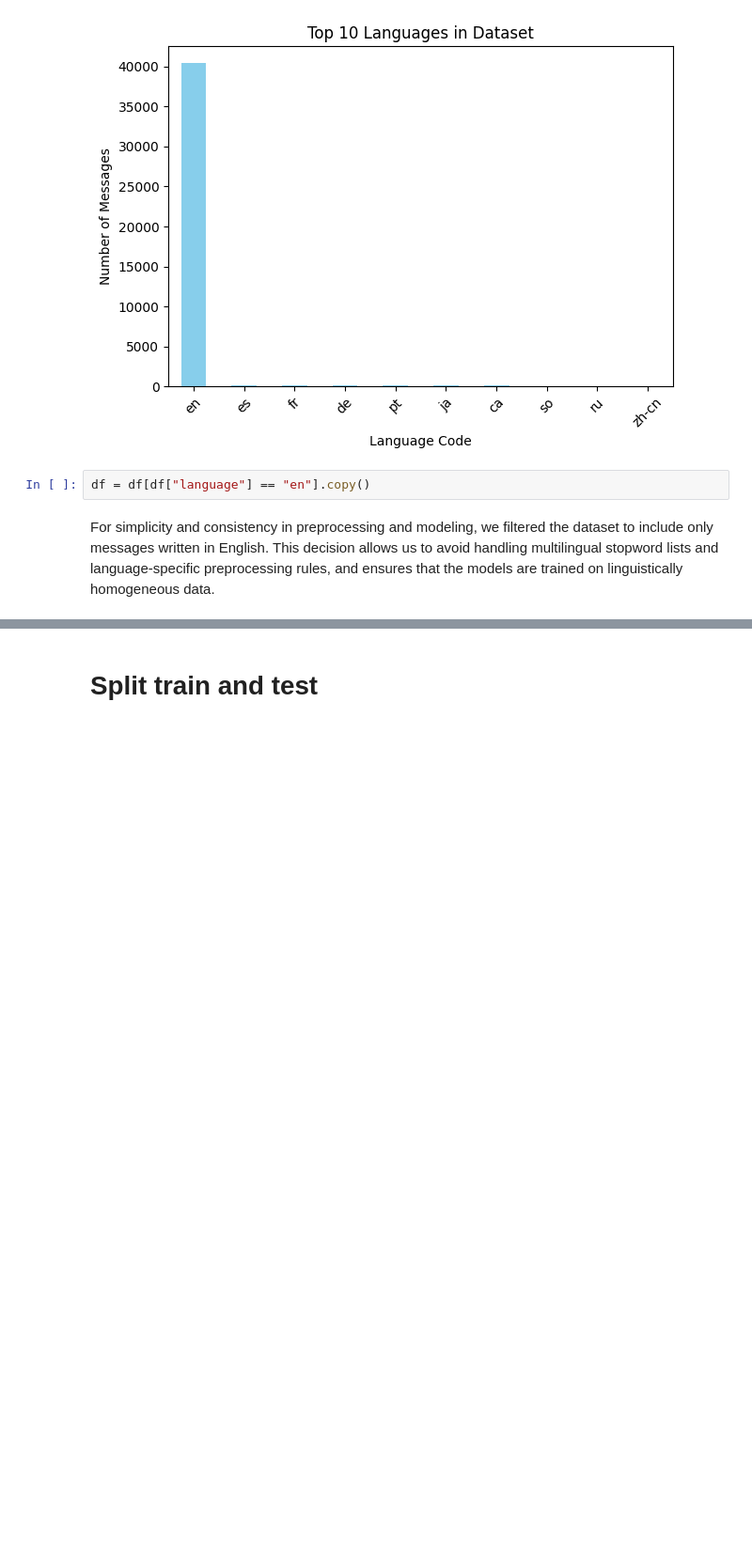
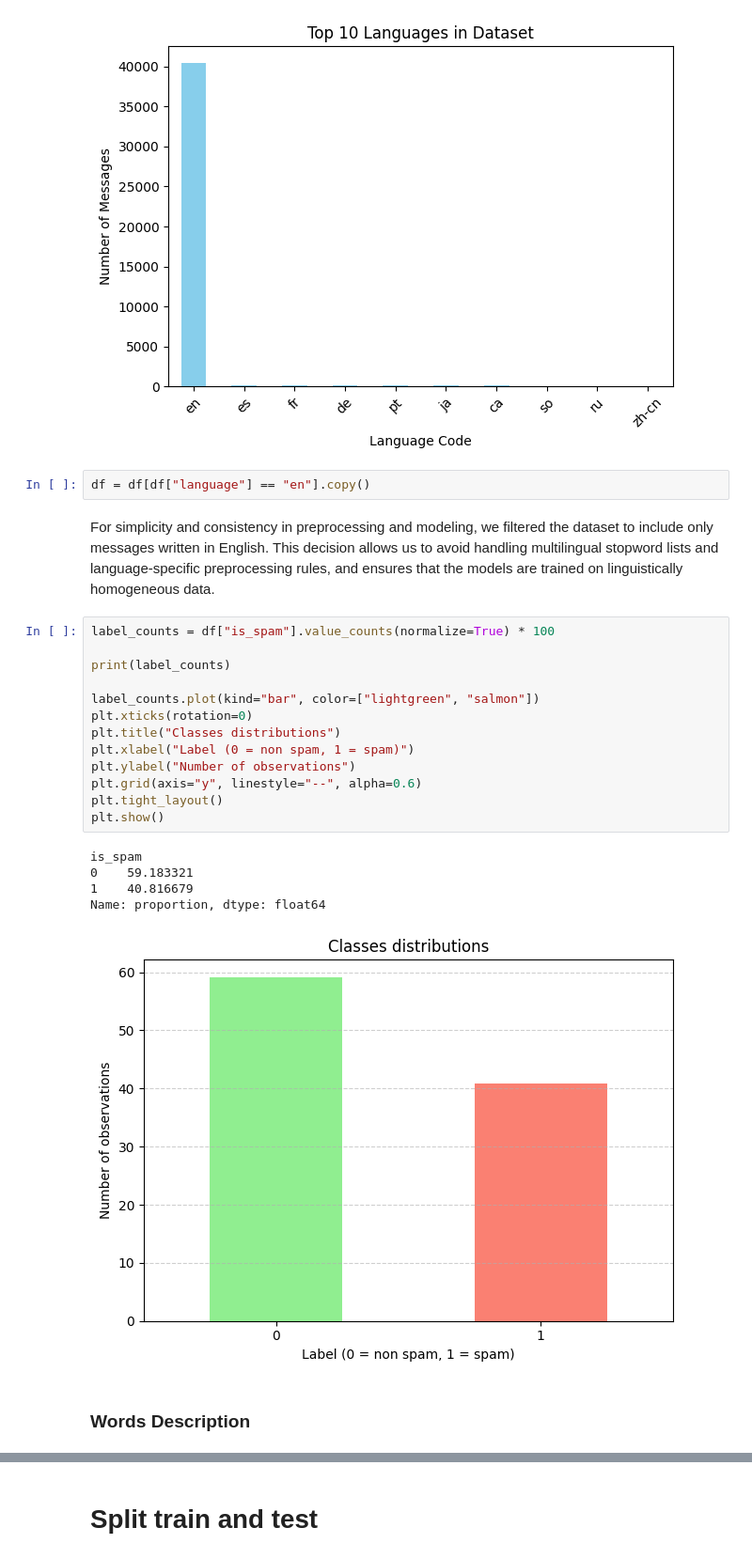
Before and after one commit to keitaVigano/tm4spam, a Jupyter notebook: notebooks/preprocessing.ipynb, the cells around one changed output, grey strips where cells are left out. Shown at 94% size. Drawn from its saved outputs; the diff is of its cells as text; blank space fills up the shorter version.

```diff
--- a/notebooks/preprocessing.ipynb
+++ b/notebooks/preprocessing.ipynb
@@ -138,4 +145,25 @@ plt.show()
 df = df[df["language"] == "en"].copy()
 # %% [markdown]
 For simplicity and consistency in preprocessing and modeling, we filtered the dataset to include only messages written in English. This decision allows us to avoid handling multilingual stopword lists and language-specific preprocessing rules, and ensures that the models are trained on linguistically homogeneous data.
+# %%
+label_counts = df["is_spam"].value_counts(normalize=True) * 100
+
+print(label_counts)
+
+label_counts.plot(kind="bar", color=["lightgreen", "salmon"])
+plt.xticks(rotation=0)
+plt.title("Classes distributions")
+plt.xlabel("Label (0 = non spam, 1 = spam)")
+plt.ylabel("Number of observations")
+plt.grid(axis="y", linestyle="--", alpha=0.6)
+plt.tight_layout()
+plt.show()
+# %% [output]
+is_spam
+0    59.183321
+1    40.816679
+Name: proportion, dtype: float64
+[figure, added]
+# %% [markdown]
+### Words Description
 # %%
```
Also changed, not shown: parts of 16 cells of this notebook, 2 other files.
